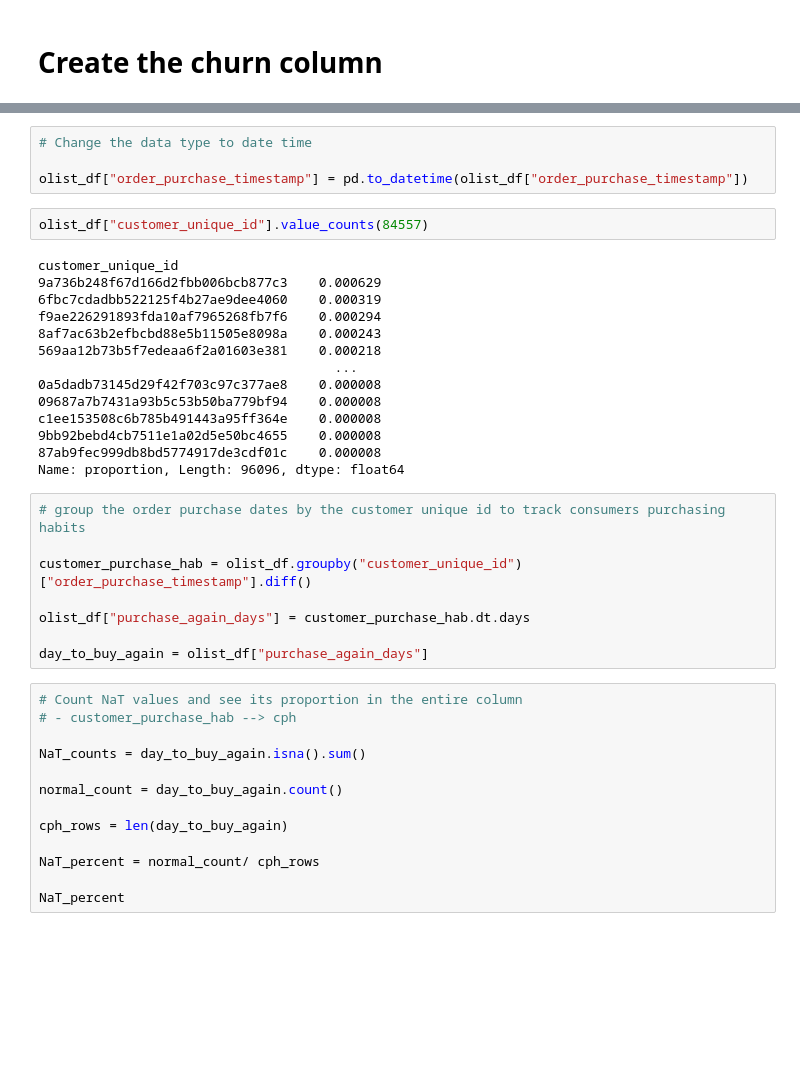
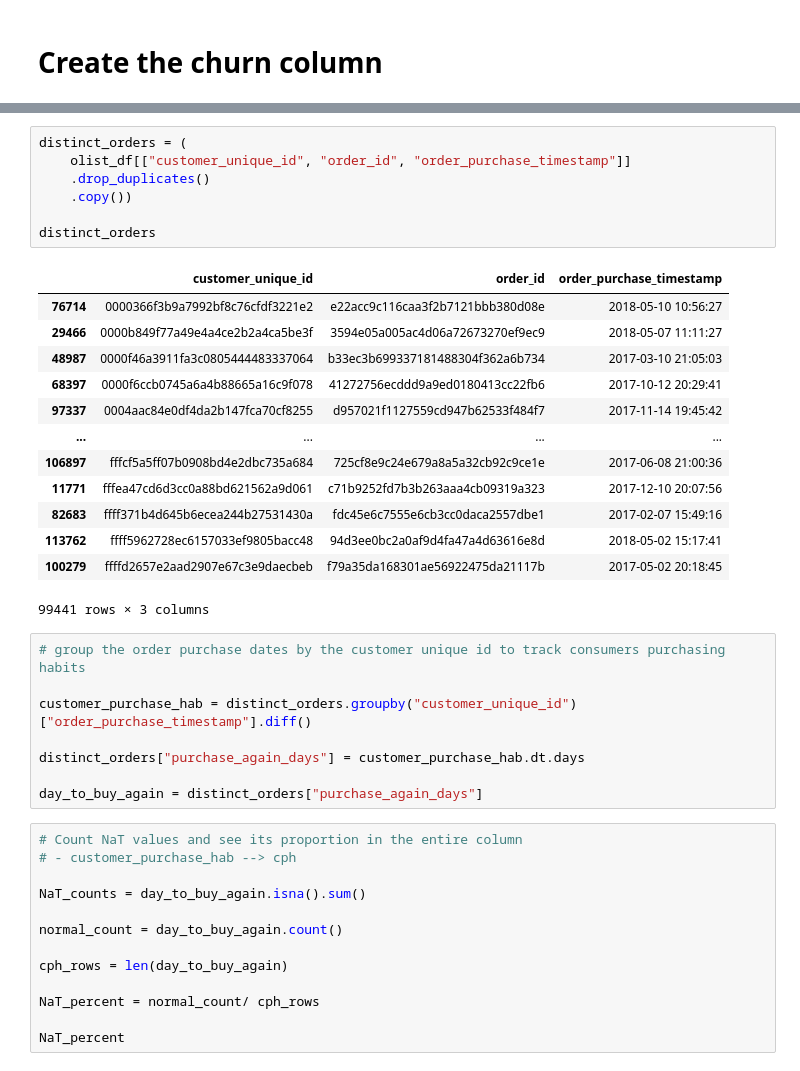
Before and after one commit to SilvanaKoga/tfm-uned-churn, a Jupyter notebook: Notebooks/Merge.ipynb, the cells around one changed output, grey strips where cells are left out. Saved outputs shown, nothing was run; the diff lists cells and outputs as text; blank space fills up the shorter version.

```diff
--- a/Notebooks/Merge.ipynb
+++ b/Notebooks/Merge.ipynb
@@ -254,31 +258,32 @@ str
-# %%
-# Change the data type to date time
-
-olist_df["order_purchase_timestamp"] = pd.to_datetime(olist_df["order_purchase_timestamp"])
-# %%
-olist_df["customer_unique_id"].value_counts(84557)
-# %% [output]
-customer_unique_id
-9a736b248f67d166d2fbb006bcb877c3    0.000629
-6fbc7cdadbb522125f4b27ae9dee4060    0.000319
-f9ae226291893fda10af7965268fb7f6    0.000294
-8af7ac63b2efbcbd88e5b11505e8098a    0.000243
-569aa12b73b5f7edeaa6f2a01603e381    0.000218
-                                      ...
-0a5dadb73145d29f42f703c97c377ae8    0.000008
-09687a7b7431a93b5c53b50ba779bf94    0.000008
-c1ee153508c6b785b491443a95ff364e    0.000008
-9bb92bebd4cb7511e1a02d5e50bc4655    0.000008
-87ab9fec999db8bd5774917de3cdf01c    0.000008
-Name: proportion, Length: 96096, dtype: float64
+# %%
+distinct_orders = (
+    olist_df[["customer_unique_id", "order_id", "order_purchase_timestamp"]]
+    .drop_duplicates()
+    .copy())
+
+distinct_orders
+# %% [output]
+|  | customer_unique_id | order_id | order_purchase_timestamp |
+| 76714 | 0000366f3b9a7992bf8c76cfdf3221e2 | e22acc9c116caa3f2b7121bbb380d08e | 2018-05-10 10:56:27 |
+| 29466 | 0000b849f77a49e4a4ce2b2a4ca5be3f | 3594e05a005ac4d06a72673270ef9ec9 | 2018-05-07 11:11:27 |
+| 48987 | 0000f46a3911fa3c0805444483337064 | b33ec3b699337181488304f362a6b734 | 2017-03-10 21:05:03 |
+| 68397 | 0000f6ccb0745a6a4b88665a16c9f078 | 41272756ecddd9a9ed0180413cc22fb6 | 2017-10-12 20:29:41 |
+| 97337 | 0004aac84e0df4da2b147fca70cf8255 | d957021f1127559cd947b62533f484f7 | 2017-11-14 19:45:42 |
+| ... | ... | ... | ... |
+| 106897 | fffcf5a5ff07b0908bd4e2dbc735a684 | 725cf8e9c24e679a8a5a32cb92c9ce1e | 2017-06-08 21:00:36 |
+| 11771 | fffea47cd6d3cc0a88bd621562a9d061 | c71b9252fd7b3b263aaa4cb09319a323 | 2017-12-10 20:07:56 |
+| 82683 | ffff371b4d645b6ecea244b27531430a | fdc45e6c7555e6cb3cc0daca2557dbe1 | 2017-02-07 15:49:16 |
+| 113762 | ffff5962728ec6157033ef9805bacc48 | 94d3ee0bc2a0af9d4fa47a4d63616e8d | 2018-05-02 15:17:41 |
+| 100279 | ffffd2657e2aad2907e67c3e9daecbeb | f79a35da168301ae56922475da21117b | 2017-05-02 20:18:45 |
+99441 rows × 3 columns
 # %%
 # group the order purchase dates by the customer unique id to track consumers purchasing habits
 
-customer_purchase_hab = olist_df.groupby("customer_unique_id")["order_purchase_timestamp"].diff()
+customer_purchase_hab = distinct_orders.groupby("customer_unique_id")["order_purchase_timestamp"].diff()
 
-olist_df["purchase_again_days"] = customer_purchase_hab.dt.days
+distinct_orders["purchase_again_days"] = customer_purchase_hab.dt.days
 
-day_to_buy_again = olist_df["purchase_again_days"]
+day_to_buy_again = distinct_orders["purchase_again_days"]
 # %%
 # Count NaT values and see its proportion in the entire column
 # - customer_purchase_hab --> cph
```
Also changed, not shown: parts of 11 cells of this notebook, 1 other file.
